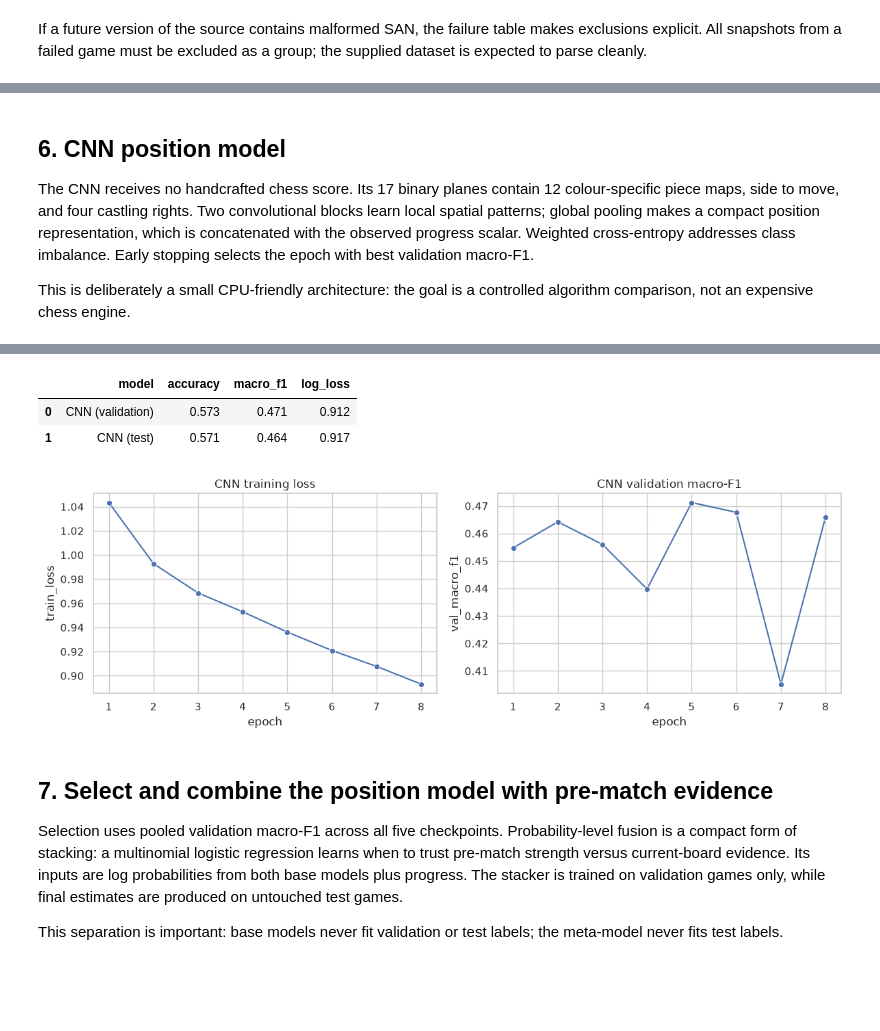
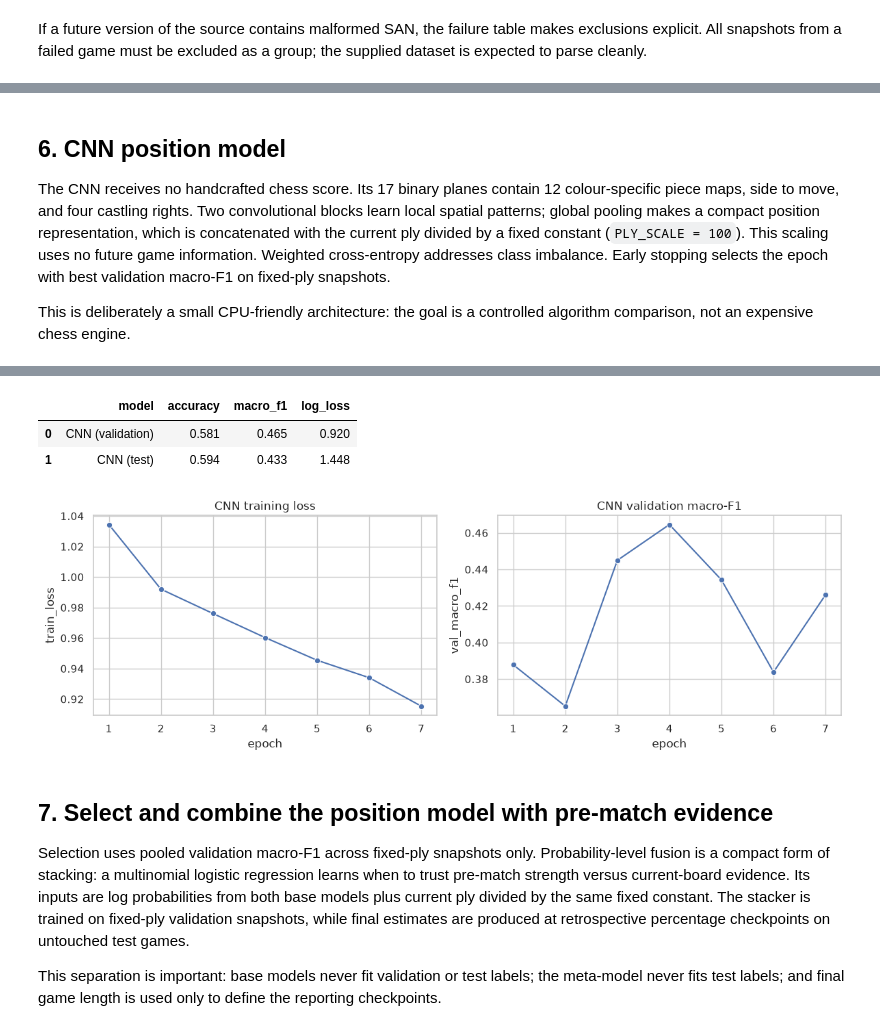
Before and after one commit to processor-zhong/Chess, a Jupyter notebook: CA6001_chess_outcome_prediction.ipynb, the cells around one changed output, grey strips where cells are left out. Cells and saved outputs as stored; diff of their text form; code cells hidden in the pictures; blank space fills up the shorter version.

Commit message:
fix progress leak

```diff
--- a/CA6001_chess_outcome_prediction.ipynb
+++ b/CA6001_chess_outcome_prediction.ipynb
@@ -466,7 +466,9 @@ Each game is parsed from the initial position and sampled once at every retrospe
 
 The ablation directly measures the incremental contribution of richer position structure over material alone. No engine evaluation is used, so the comparison remains an interpretable feature-learning experiment.
 # %%
-PROGRESS_POINTS = (0.10, 0.25, 0.50, 0.75, 1.00)
+TRAINING_PLIES = (4, *range(8, 161, 8))
+EVALUATION_FRACTIONS = (0.10, 0.25, 0.50, 0.75, 1.00)
+PLY_SCALE = 100.0
 PIECE_VALUES = {
     chess.PAWN: 1.0,
     chess.KNIGHT: 3.0,
@@ -524,7 +526,7 @@ def king_shield(board: chess.Board, color: chess.Color) -> int:
     )
 
 
-def board_features(board: chess.Board, progress: float) -> dict[str, float]:
+def board_features(board: chess.Board, ply: int) -> dict[str, float]:
     """Create interpretable material and positional features from a board."""
     features: dict[str, float] = {}
     material_balance = 0.0
@@ -564,7 +566,7 @@ def board_features(board: chess.Board, progress: float) -> dict[str, float]:
     features["white_in_check"] = int(board.turn == chess.WHITE and board.is_check())
     features["black_in_check"] = int(board.turn == chess.BLACK and board.is_check())
     features["white_to_move"] = int(board.turn == chess.WHITE)
-    features["progress"] = progress
+    features["ply"] = ply
     return features
 
 
@@ -648,7 +672,7 @@ If a future version of the source contains malformed SAN, the failure table make
 # %%
 MATERIAL_FEATURES = [
     "pawn_diff", "knight_diff", "bishop_diff", "rook_diff", "queen_diff",
-    "material_balance", "bishop_pair_diff", "progress",
+    "material_balance", "bishop_pair_diff", "ply",
 ]
 POSITIONAL_FEATURES = MATERIAL_FEATURES + [
     "mobility_diff", "center_control_diff", "king_shield_diff", "doubled_pawn_diff",
@@ -730,14 +754,14 @@ plt.show()
 # %% [markdown]
 ## 6. CNN position model
 
-The CNN receives no handcrafted chess score. Its 17 binary planes contain 12 colour-specific piece maps, side to move, and four castling rights. Two convolutional blocks learn local spatial patterns; global pooling makes a compact position representation, which is concatenated with the observed progress scalar. Weighted cross-entropy addresses class imbalance. Early stopping selects the epoch with best validation macro-F1.
+The CNN receives no handcrafted chess score. Its 17 binary planes contain 12 colour-specific piece maps, side to move, and four castling rights. Two convolutional blocks learn local spatial patterns; global pooling makes a compact position representation, which is concatenated with the current ply divided by a fixed constant (`PLY_SCALE = 100`). This scaling uses no future game information. Weighted cross-entropy addresses class imbalance. Early stopping selects the epoch with best validation macro-F1 on fixed-ply snapshots.
 
 This is deliberately a small CPU-friendly architecture: the goal is a controlled algorithm comparison, not an expensive chess engine.
 # %%
 class SnapshotDataset(Dataset):
-    def __init__(self, board_array, progress_array, target_array, indices):
+    def __init__(self, board_array, ply_array, target_array, indices):
         self.board_array = board_array
-        self.progress_array = progress_array.astype(np.float32)
+        self.ply_array = ply_array.astype(np.float32)
         self.target_array = target_array.astype(np.int64)
         self.indices = np.flatnonzero(indices)
 
@@ -748,7 +772,7 @@ class SnapshotDataset(Dataset):
         index = self.indices[item]
         return (
             torch.from_numpy(self.board_array[index].astype(np.float32)),
-            torch.tensor([self.progress_array[index]], dtype=torch.float32),
+            torch.tensor([self.ply_array[index] / PLY_SCALE], dtype=torch.float32),
             torch.tensor(self.target_array[index], dtype=torch.long),
         )
 
@@ -775,26 +799,26 @@ class PositionCNN(nn.Module):
             nn.Linear(48, 3),
         )
 
-    def forward(self, board_input, progress_input):
+    def forward(self, board_input, ply_input):
         embedding = self.features(board_input).flatten(1)
-        return self.classifier(torch.cat([embedding, progress_input], dim=1))
+        return self.classifier(torch.cat([embedding, ply_input], dim=1))
 
 
 def predict_cnn(model: nn.Module, loader: DataLoader) -> tuple[np.ndarray, np.ndarray]:
     model.eval()
     probabilities, targets = [], []
     with torch.no_grad():
-        for board_batch, progress_batch, target_batch in loader:
-            logits = model(board_batch.to(DEVICE), progress_batch.to(DEVICE))
+        for board_batch, ply_batch, target_batch in loader:
+            logits = model(board_batch.to(DEVICE), ply_batch.to(DEVICE))
             probabilities.append(torch.softmax(logits, dim=1).cpu().numpy())
             targets.append(target_batch.numpy())
     return np.concatenate(probabilities), np.concatenate(targets)
 
 
-progress_values = snapshots["actual_progress"].to_numpy(dtype=np.float32)
-train_dataset = SnapshotDataset(boards, progress_values, y_snapshot, snapshot_masks["train"])
-val_dataset = SnapshotDataset(boards, progress_values, y_snapshot, snapshot_masks["validation"])
-test_dataset = SnapshotDataset(boards, progress_values, y_snapshot, snapshot_masks["test"])
+ply_values = snapshots["ply"].to_numpy(dtype=np.float32)
+train_dataset = SnapshotDataset(boards, ply_values, y_snapshot, snapshot_masks["train"])
+val_dataset = SnapshotDataset(boards, ply_values, y_snapshot, snapshot_masks["validation"])
+test_dataset = SnapshotDataset(boards, ply_values, y_snapshot, snapshot_masks["test"])
 
 generator = torch.Generator().manual_seed(SEED)
 train_loader = DataLoader(train_dataset, batch_size=256, shuffle=True, num_workers=0, generator=generator)
@@ -814,9 +838,9 @@ history = []
 for epoch in range(1, 13):
     cnn.train()
     running_loss = 0.0
-    for board_batch, progress_batch, target_batch in train_loader:
+    for board_batch, ply_batch, target_batch in train_loader:
         optimizer.zero_grad(set_to_none=True)
-        logits = cnn(board_batch.to(DEVICE), progress_batch.to(DEVICE))
+        logits = cnn(board_batch.to(DEVICE), ply_batch.to(DEVICE))
         loss = criterion(logits, target_batch.to(DEVICE))
         loss.backward()
         optimizer.step()
@@ -872,14 +895,14 @@ Epoch 08 | train loss 0.8930 | val macro-F1 0.4660
 Early stopping triggered.
 |  | model | accuracy | macro_f1 | log_loss |
-| 0 | CNN (validation) | 0.573 | 0.471 | 0.912 |
-| 1 | CNN (test) | 0.571 | 0.464 | 0.917 |
+| 0 | CNN (validation) | 0.581 | 0.465 | 0.920 |
+| 1 | CNN (test) | 0.594 | 0.433 | 1.448 |
-[figure, old version]
+[figure, new version]
 # %% [markdown]
 ## 7. Select and combine the position model with pre-match evidence
 
-Selection uses pooled validation macro-F1 across all five checkpoints. Probability-level fusion is a compact form of stacking: a multinomial logistic regression learns when to trust pre-match strength versus current-board evidence. Its inputs are log probabilities from both base models plus progress. The stacker is trained on validation games only, while final estimates are produced on untouched test games.
+Selection uses pooled validation macro-F1 across fixed-ply snapshots only. Probability-level fusion is a compact form of stacking: a multinomial logistic regression learns when to trust pre-match strength versus current-board evidence. Its inputs are log probabilities from both base models plus current ply divided by the same fixed constant. The stacker is trained on fixed-ply validation snapshots, while final estimates are produced at retrospective percentage checkpoints on untouched test games.
 
-This separation is important: base models never fit validation or test labels; the meta-model never fits test labels.
+This separation is important: base models never fit validation or test labels; the meta-model never fits test labels; and final game length is used only to define the reporting checkpoints.
 # %%
 handcrafted_val_proba = best_handcrafted.predict_proba(
     snapshots.loc[snapshot_masks["validation"], best_handcrafted_features]
```
Also changed, not shown: parts of 11 cells of this notebook, 6 other files.
